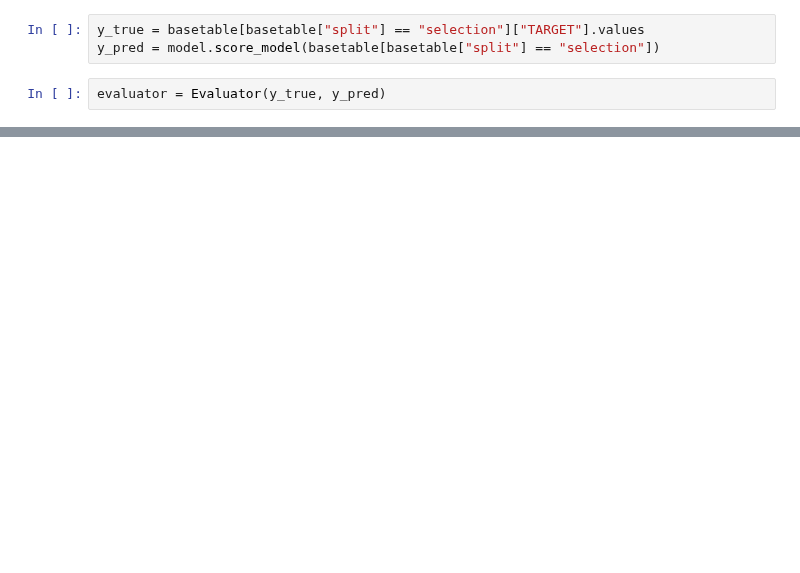
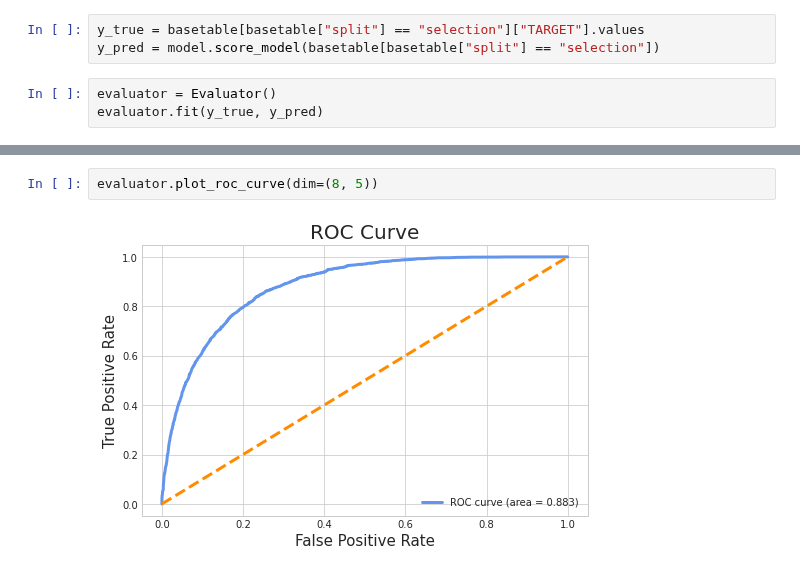
Before and after one commit to PythonPredictions/cobra, a Jupyter notebook: examples/examples.ipynb, the cells around one changed output, grey strips where cells are left out. Saved outputs shown, nothing was run; the diff lists cells and outputs as text; blank space fills up the shorter version.

```diff
--- a/examples/examples.ipynb
+++ b/examples/examples.ipynb
@@ -247,4 +250,5 @@ from cobra.evaluation.model_evaluator import Evaluator
 y_true = basetable[basetable["split"] == "selection"]["TARGET"].values
 y_pred = model.score_model(basetable[basetable["split"] == "selection"])
 # %%
-evaluator = Evaluator(y_true, y_pred)
+evaluator = Evaluator()
+evaluator.fit(y_true, y_pred)
@@ -277,0 +266,4 @@ evaluator.plotLift()
+# %%
+evaluator.plot_roc_curve(dim=(8, 5))
+# %% [output]
+[figure, added]
```
Also changed, not shown: parts of 19 cells of this notebook.
